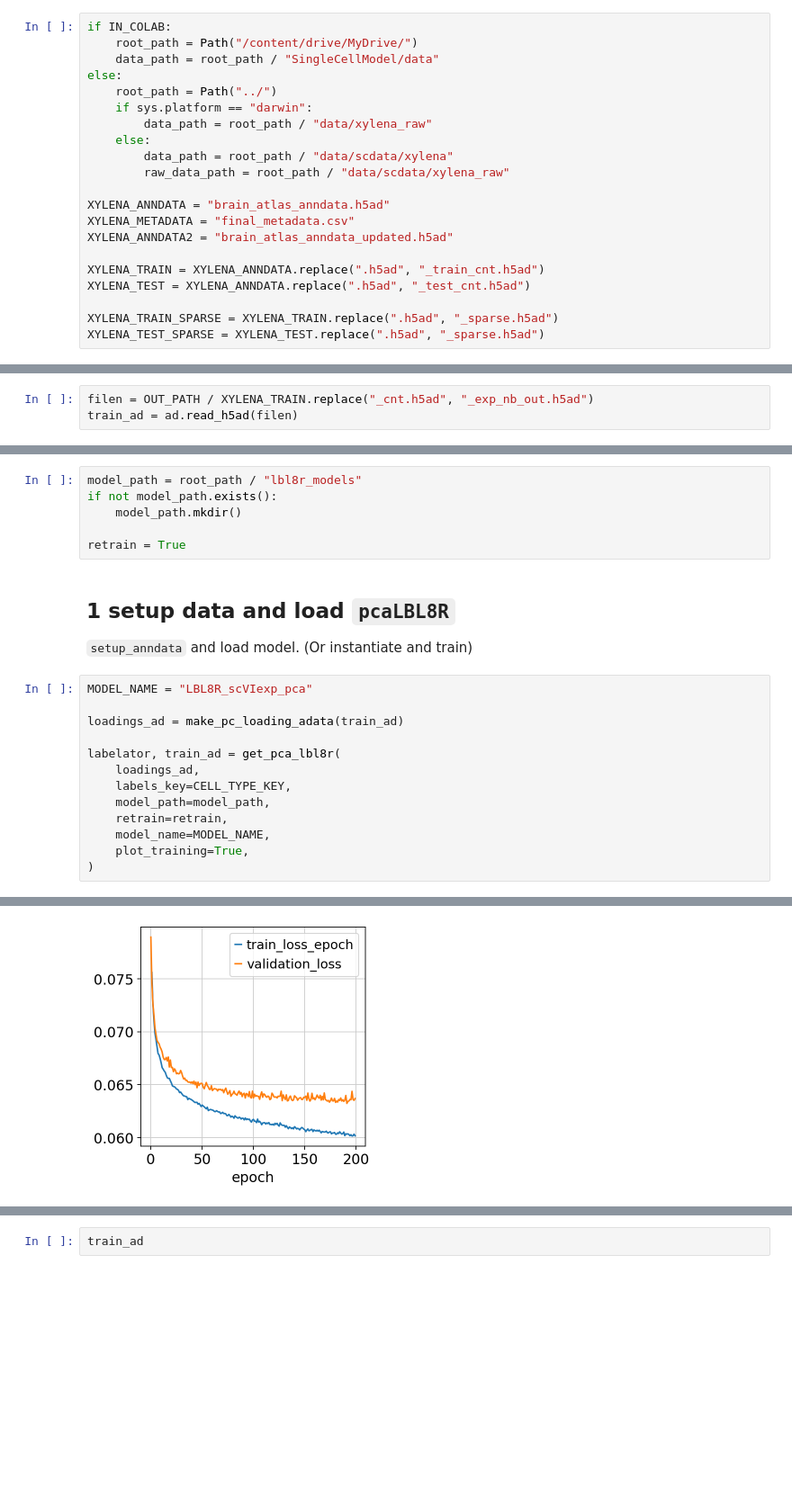
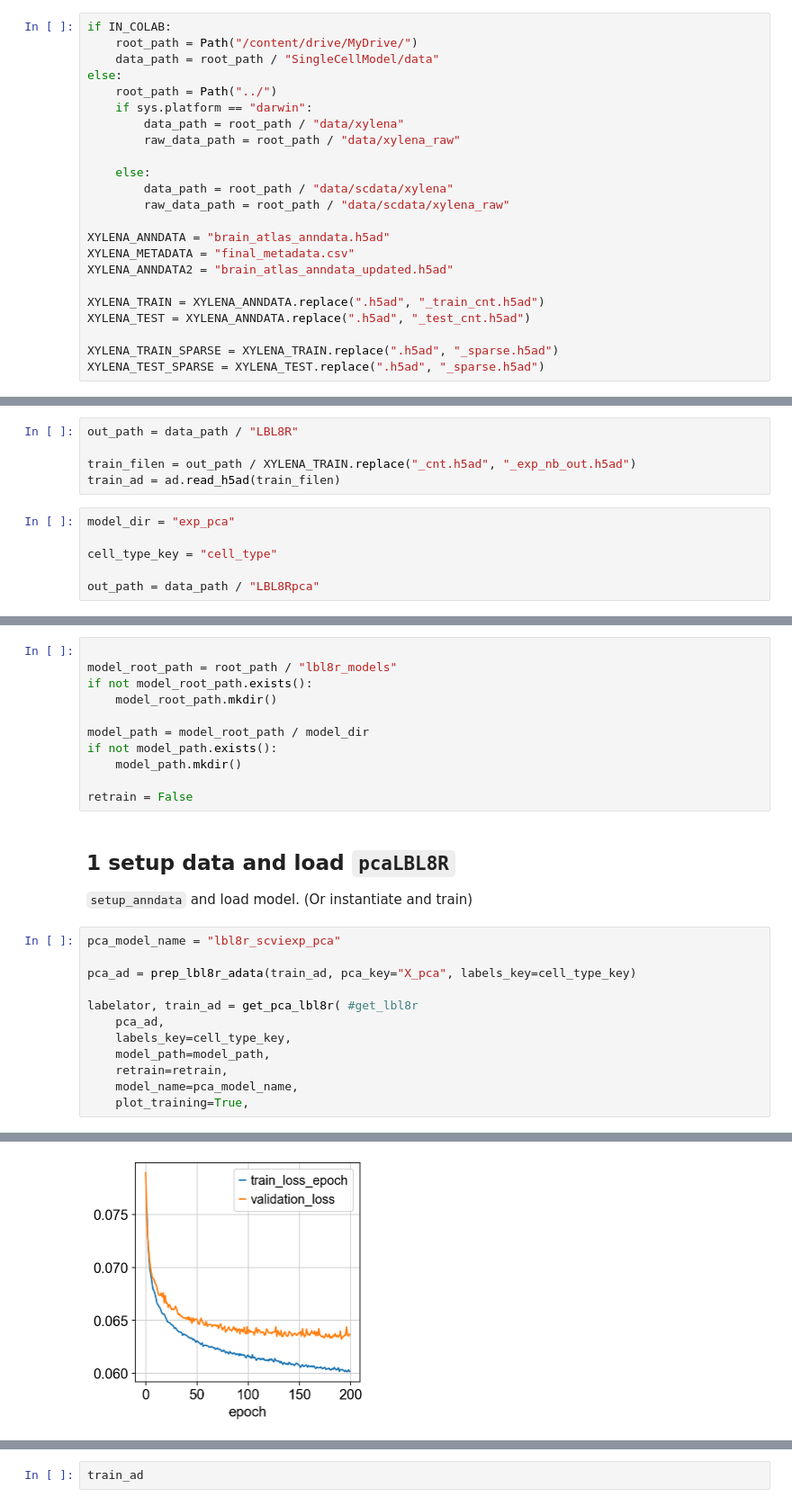
Before and after one commit to ergonyc/labelator, a Jupyter notebook: nbs/lbl8r_exp_pca.ipynb, the cells around one changed output, grey strips where cells are left out. Shown at 90% size. Cells and saved outputs as stored; diff of their text form; blank space fills up the shorter version.

```diff
--- a/nbs/lbl8r_exp_pca.ipynb
+++ b/nbs/lbl8r_exp_pca.ipynb
@@ -211,7 +213,9 @@ if IN_COLAB:
 else:
     root_path = Path("../")
     if sys.platform == "darwin":
-        data_path = root_path / "data/xylena_raw"
+        data_path = root_path / "data/xylena"
+        raw_data_path = root_path / "data/xylena_raw"
+
     else:
         data_path = root_path / "data/scdata/xylena"
         raw_data_path = root_path / "data/scdata/xylena_raw"
@@ -241,8 +242,16 @@ To give the pca "baseline" a fair shake its important to use normalized counts.
 # %% [markdown]
 ## 0. Load training data
 # %%
-filen = OUT_PATH / XYLENA_TRAIN.replace("_cnt.h5ad", "_exp_nb_out.h5ad")
-train_ad = ad.read_h5ad(filen)
+out_path = data_path / "LBL8R"
+
+train_filen = out_path / XYLENA_TRAIN.replace("_cnt.h5ad", "_exp_nb_out.h5ad")
+train_ad = ad.read_h5ad(train_filen)
+# %%
+model_dir = "exp_pca"
+
+cell_type_key = "cell_type"
+
+out_path = data_path / "LBL8Rpca"
 # %% [markdown]
 ## model definition
 # %% [markdown]
@@ -250,27 +259,31 @@ Here we want to classify based on the PCA loadings.
 # %% [markdown]
 Here we define a helper multilayer perceptron class to use it with a VAE below.
 # %%
-model_path = root_path / "lbl8r_models"
+
+model_root_path = root_path / "lbl8r_models"
+if not model_root_path.exists():
+    model_root_path.mkdir()
+
+model_path = model_root_path / model_dir
 if not model_path.exists():
     model_path.mkdir()
 
-retrain = True
+retrain = False
 # %% [markdown]
 
 ## 1 setup data and load `pcaLBL8R`
 
 `setup_anndata` and load model.  (Or instantiate and train)
 # %%
-MODEL_NAME = "LBL8R_scVIexp_pca"
+pca_model_name = "lbl8r_scviexp_pca"
 
-loadings_ad = make_pc_loading_adata(train_ad)
+pca_ad = prep_lbl8r_adata(train_ad, pca_key="X_pca", labels_key=cell_type_key)
 
-labelator, train_ad = get_pca_lbl8r(
-    loadings_ad,
-    labels_key=CELL_TYPE_KEY,
+labelator, train_ad = get_pca_lbl8r( #get_lbl8r
+    pca_ad,
+    labels_key=cell_type_key,
     model_path=model_path,
     retrain=retrain,
-    model_name=MODEL_NAME,
+    model_name=pca_model_name,
     plot_training=True,
-)
 # %% [output]
@@ -284,3 +292,3 @@ LOCAL_RANK: 0 - CUDA_VISIBLE_DEVICES: [0]
-[figure, old version]
+[figure, new version]
 # %%
 plot_predictions(
```
Also changed, not shown: parts of 16 cells of this notebook, 10 other files.
